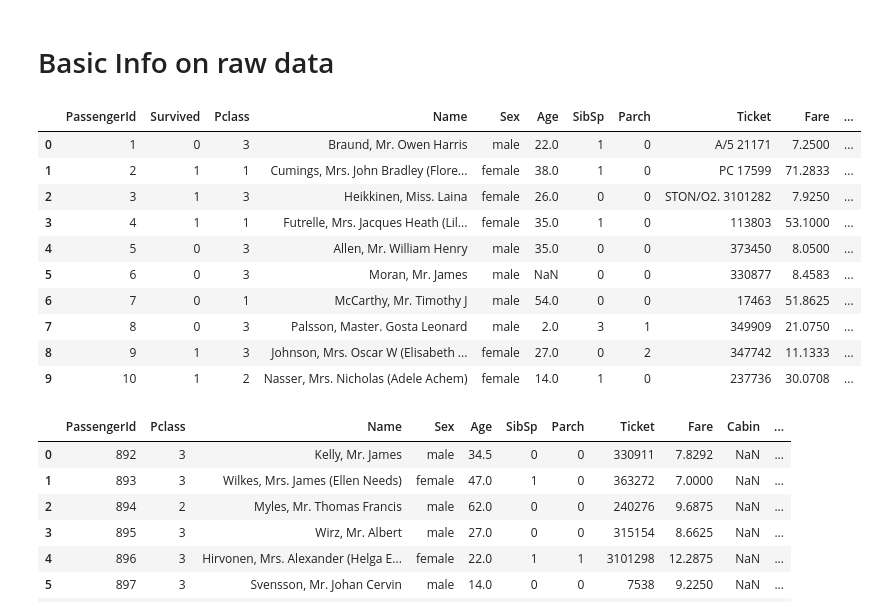
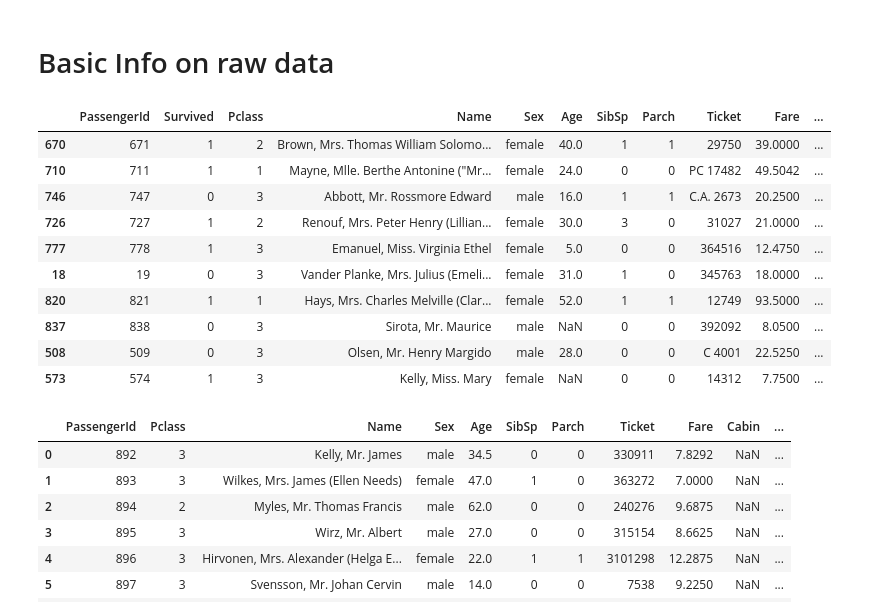
Before and after one commit to BeTrippin/kaggle_competitions, a Jupyter notebook: titanic_tutorial_eda_prediction.ipynb, the cells around one changed output. Saved outputs shown, nothing was run; the diff lists cells and outputs as text; code cells hidden in the pictures.

```diff
--- a/titanic_tutorial_eda_prediction.ipynb
+++ b/titanic_tutorial_eda_prediction.ipynb
@@ -28,7 +28,9 @@ seaborn version: 0.13.2
 # import the train data
 # will contain the details of a subset of the passengers on board (891 to be exact) and importantly,
 #    will reveal whether they survived or not, also known as the “ground truth”.'''
-train_data = pd.read_csv("C:/Users/kk_71/PycharmProjects/Kaggle_data/titanic/train.csv")
+train_data_raw = pd.read_csv("C:/Users/kk_71/PycharmProjects/Kaggle_data/titanic/train.csv")
+# create a copy of original data
+train_data = train_data_raw.copy(deep = True)
 # %%
 # import test data
 #dataset contains similar information but does not disclose the “ground truth” for each passenger. It’s your job to predict these outcomes.
@@ -37,19 +40,19 @@ test_data = pd.read_csv("C:/Users/kk_71/PycharmProjects/Kaggle_data/titanic/test
 # Basic Info on raw data
 # %%
 # train data:
-train_data.head(10)
+train_data.sample(10)
 # %% [output]
 |  | PassengerId | Survived | Pclass | Name | Sex | Age | SibSp | Parch | Ticket | Fare | ... |
-| 0 | 1 | 0 | 3 | Braund, Mr. Owen Harris | male | 22.0 | 1 | 0 | A/5 21171 | 7.2500 | ... |
-| 1 | 2 | 1 | 1 | Cumings, Mrs. John Bradley (Flore... | female | 38.0 | 1 | 0 | PC 17599 | 71.2833 | ... |
-| 2 | 3 | 1 | 3 | Heikkinen, Miss. Laina | female | 26.0 | 0 | 0 | STON/O2. 3101282 | 7.9250 | ... |
-| 3 | 4 | 1 | 1 | Futrelle, Mrs. Jacques Heath (Lil... | female | 35.0 | 1 | 0 | 113803 | 53.1000 | ... |
-| 4 | 5 | 0 | 3 | Allen, Mr. William Henry | male | 35.0 | 0 | 0 | 373450 | 8.0500 | ... |
-| 5 | 6 | 0 | 3 | Moran, Mr. James | male | NaN | 0 | 0 | 330877 | 8.4583 | ... |
-| 6 | 7 | 0 | 1 | McCarthy, Mr. Timothy J | male | 54.0 | 0 | 0 | 17463 | 51.8625 | ... |
-| 7 | 8 | 0 | 3 | Palsson, Master. Gosta Leonard | male | 2.0 | 3 | 1 | 349909 | 21.0750 | ... |
-| 8 | 9 | 1 | 3 | Johnson, Mrs. Oscar W (Elisabeth ... | female | 27.0 | 0 | 2 | 347742 | 11.1333 | ... |
-| 9 | 10 | 1 | 2 | Nasser, Mrs. Nicholas (Adele Achem) | female | 14.0 | 1 | 0 | 237736 | 30.0708 | ... |
+| 670 | 671 | 1 | 2 | Brown, Mrs. Thomas William Solomo... | female | 40.0 | 1 | 1 | 29750 | 39.0000 | ... |
+| 710 | 711 | 1 | 1 | Mayne, Mlle. Berthe Antonine ("Mr... | female | 24.0 | 0 | 0 | PC 17482 | 49.5042 | ... |
+| 746 | 747 | 0 | 3 | Abbott, Mr. Rossmore Edward | male | 16.0 | 1 | 1 | C.A. 2673 | 20.2500 | ... |
+| 726 | 727 | 1 | 2 | Renouf, Mrs. Peter Henry (Lillian... | female | 30.0 | 3 | 0 | 31027 | 21.0000 | ... |
+| 777 | 778 | 1 | 3 | Emanuel, Miss. Virginia Ethel | female | 5.0 | 0 | 0 | 364516 | 12.4750 | ... |
+| 18 | 19 | 0 | 3 | Vander Planke, Mrs. Julius (Emeli... | female | 31.0 | 1 | 0 | 345763 | 18.0000 | ... |
+| 820 | 821 | 1 | 1 | Hays, Mrs. Charles Melville (Clar... | female | 52.0 | 1 | 1 | 12749 | 93.5000 | ... |
+| 837 | 838 | 0 | 3 | Sirota, Mr. Maurice | male | NaN | 0 | 0 | 392092 | 8.0500 | ... |
+| 508 | 509 | 0 | 3 | Olsen, Mr. Henry Margido | male | 28.0 | 0 | 0 | C 4001 | 22.5250 | ... |
+| 573 | 574 | 1 | 3 | Kelly, Miss. Mary | female | NaN | 0 | 0 | 14312 | 7.7500 | ... |
 # %%
 # test data:
 test_data.head(10)
```
Also changed, not shown: parts of 2 cells of this notebook, 1 other file.
